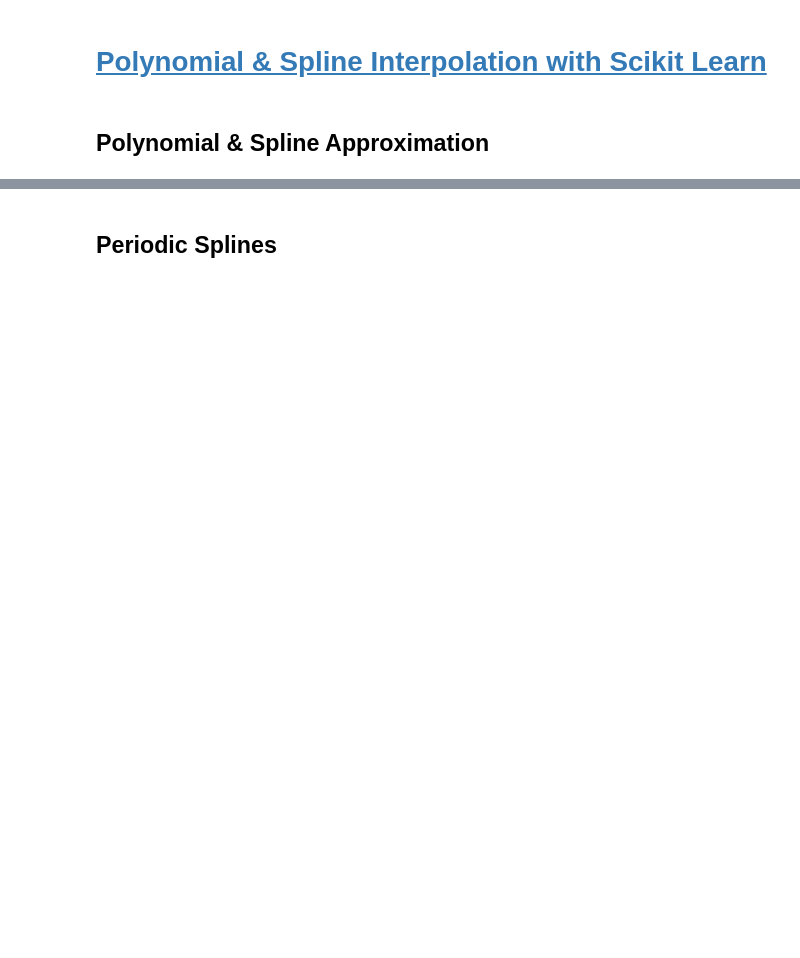
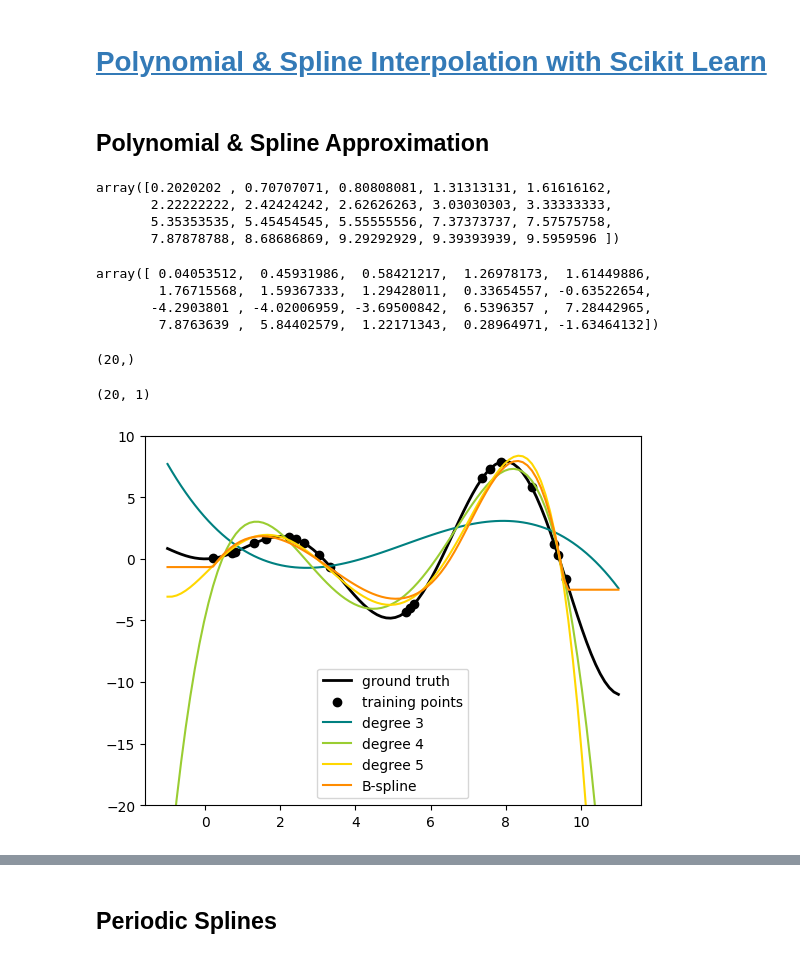
Before and after one commit to efwoods/Neuralink-Compression-Challenge, a Jupyter notebook: analysis/tutorials/polynomial-interpolation.ipynb, the cells around one changed output, grey strips where cells are left out. Saved outputs shown, nothing was run; the diff lists cells and outputs as text; code cells hidden in the pictures; blank space fills up the shorter version.

```diff
--- a/analysis/tutorials/polynomial-interpolation.ipynb
+++ b/analysis/tutorials/polynomial-interpolation.ipynb
@@ -11,7 +11,7 @@ from glob import glob
 # %% [markdown]
 ## Polynomial & Spline Approximation
 # %%
-def f(x):
+def approximate_function(x):
     """Defines a function to approximate.
 
     Args:
@@ -28,35 +28,59 @@ x_plot = np.linspace(-1, 11, 100)
 x_train = np.linspace(0, 10, 100)
 rng = np.random.RandomState(0)
 x_train = np.sort(rng.choice(x_train, size=20, replace=False))
-y_train = f(x_train)
+y_train = approximate_function(x_train)
+# %%
+x_train
+# %% [output]
+array([0.2020202 , 0.70707071, 0.80808081, 1.31313131, 1.61616162,
+       2.22222222, 2.42424242, 2.62626263, 3.03030303, 3.33333333,
+       5.35353535, 5.45454545, 5.55555556, 7.37373737, 7.57575758,
+       7.87878788, 8.68686869, 9.29292929, 9.39393939, 9.5959596 ])
+# %%
+y_train
+# %% [output]
+array([ 0.04053512,  0.45931986,  0.58421217,  1.26978173,  1.61449886,
+        1.76715568,  1.59367333,  1.29428011,  0.33654557, -0.63522654,
+       -4.2903801 , -4.02006959, -3.69500842,  6.5396357 ,  7.28442965,
+        7.8763639 ,  5.84402579,  1.22171343,  0.28964971, -1.63464132])
 # %%
 X_train = x_train[:, np.newaxis]
 X_plot = x_plot[:, np.newaxis]
+# %%
+x_train.shape
+# %% [output]
+(20,)
+# %%
+X_train.shape
+# %% [output]
+(20, 1)
 # %%
 # Plot Function
 lw = 2
 fig, ax = plt.subplots()
 ax.set_prop_cycle(
     color=["black", "teal", "yellowgreen", "gold", "darkorange", "tomato"]
 )
-ax.plot(x_plot, f(x_plot), linewidth=lw, label="ground truth")
+ax.plot(x_plot, approximate_function(x_plot), linewidth=lw, label="ground truth")
 
 # plot training points
 ax.scatter(x_train, y_train, label="training points")
 
 # polynomial features
 for degree in [3, 4, 5]:
     model = make_pipeline(PolynomialFeatures(degree), Ridge(alpha=1e-3))
     model.fit(X_train, y_train)
     y_plot = model.predict(X_plot)
     ax.plot(x_plot, y_plot, label=f"degree {degree}")
 
 # B-spline with 4 + 3 - 1 = 6 basis functions
 model = make_pipeline(SplineTransformer(n_knots=4, degree=3), Ridge(alpha=1e-3))
 model.fit(X_train, y_train)
 
 y_plot = model.predict(X_plot)
 ax.plot(x_plot, y_plot, label="B-spline")
 ax.legend(loc="lower center")
 ax.set_ylim(-20, 10)
 plt.show()
+# %% [output]
+[figure, added]
```
Also changed, not shown: parts of 19 cells of this notebook, 1 other file.
